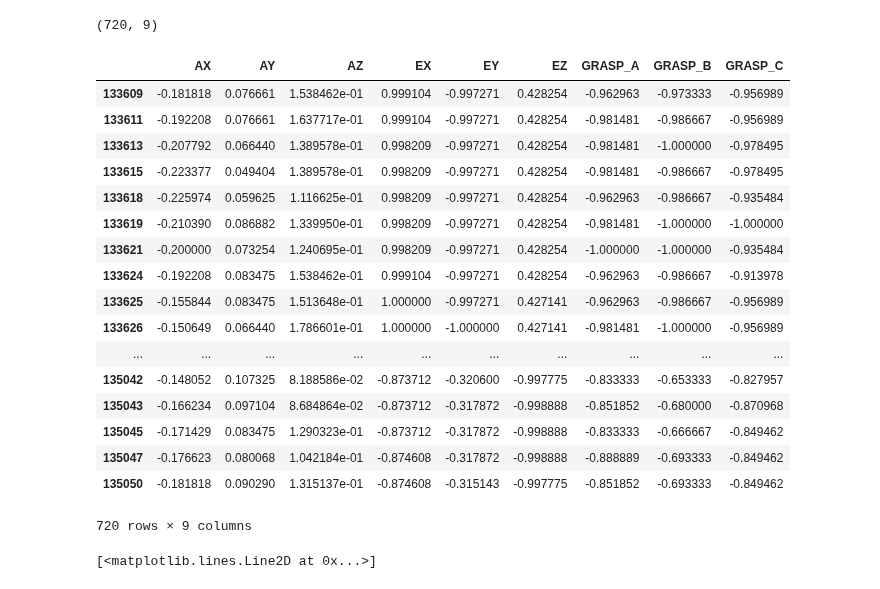
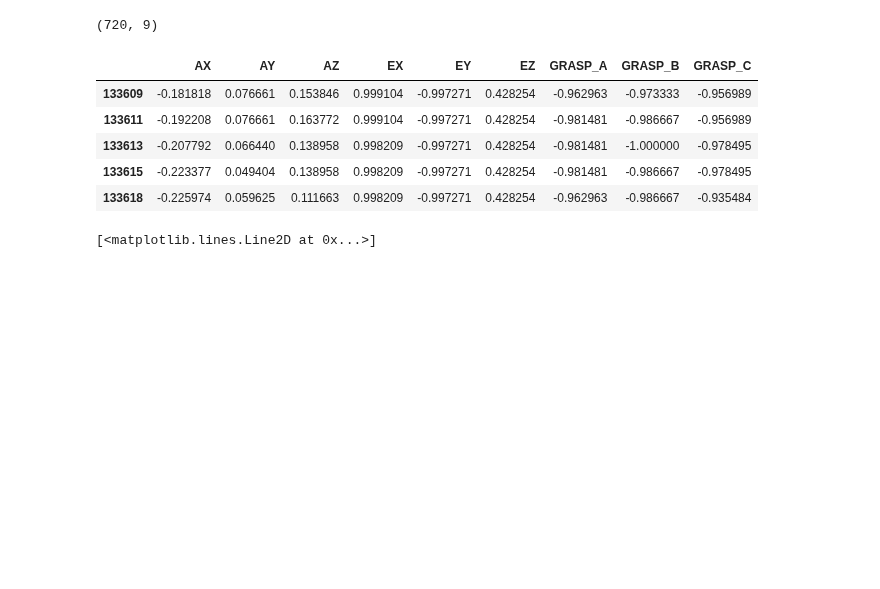
Before and after one commit to Make-O-Matic/MOM-Engine, a Jupyter notebook: data_preprocess_TU.ipynb, the cells around one changed output. Cells and saved outputs as stored; diff of their text form; code cells hidden in the pictures; blank space fills up the shorter version.

```diff
--- a/data_preprocess_TU.ipynb
+++ b/data_preprocess_TU.ipynb
@@ -1415,6 +1414,7 @@ one_plot(mydata,'TimeStamp')
 # now we ITERATE over the gesture_exp_dict again, retaining only the parameter columns
 
 gesture_dict_params = {}
+n_datablocks = 0
 
 for g in sorted(gesture_exp_dict.keys()):
     print "G" + str(g) +'\t',
@@ -1430,7 +1430,10 @@ for g in sorted(gesture_exp_dict.keys()):
         # add data to new gesture dict
         gesture_dict_params[g].append(datablock_params)
 
+        n_datablocks += 1
+
     print len(gesture_dict_params[g]), "data blocks"
+print
 # %% [output]
 G1      120 data blocks
 G2      120 data blocks
@@ -1493,26 +1496,14 @@ mydata_norm.shape
 (720, 9)
 # %%
 mydata_norm = pd.DataFrame(mydata_norm, index=mydata.index, columns=mydata.columns)
-mydata_norm
+mydata_norm.head()
 # %% [output]
 |  | AX | AY | AZ | EX | EY | EZ | GRASP_A | GRASP_B | GRASP_C |
-| 133609 | -0.181818 | 0.076661 | 1.538462e-01 | 0.999104 | -0.997271 | 0.428254 | -0.962963 | -0.973333 | -0.956989 |
-| 133611 | -0.192208 | 0.076661 | 1.637717e-01 | 0.999104 | -0.997271 | 0.428254 | -0.981481 | -0.986667 | -0.956989 |
-| 133613 | -0.207792 | 0.066440 | 1.389578e-01 | 0.998209 | -0.997271 | 0.428254 | -0.981481 | -1.000000 | -0.978495 |
-| 133615 | -0.223377 | 0.049404 | 1.389578e-01 | 0.998209 | -0.997271 | 0.428254 | -0.981481 | -0.986667 | -0.978495 |
-| 133618 | -0.225974 | 0.059625 | 1.116625e-01 | 0.998209 | -0.997271 | 0.428254 | -0.962963 | -0.986667 | -0.935484 |
-| 133619 | -0.210390 | 0.086882 | 1.339950e-01 | 0.998209 | -0.997271 | 0.428254 | -0.981481 | -1.000000 | -1.000000 |
-| 133621 | -0.200000 | 0.073254 | 1.240695e-01 | 0.998209 | -0.997271 | 0.428254 | -1.000000 | -1.000000 | -0.935484 |
-| 133624 | -0.192208 | 0.083475 | 1.538462e-01 | 0.999104 | -0.997271 | 0.428254 | -0.962963 | -0.986667 | -0.913978 |
-| 133625 | -0.155844 | 0.083475 | 1.513648e-01 | 1.000000 | -0.997271 | 0.427141 | -0.962963 | -0.986667 | -0.956989 |
-| 133626 | -0.150649 | 0.066440 | 1.786601e-01 | 1.000000 | -1.000000 | 0.427141 | -0.981481 | -1.000000 | -0.956989 |
-| ... | ... | ... | ... | ... | ... | ... | ... | ... | ... |
-| 135042 | -0.148052 | 0.107325 | 8.188586e-02 | -0.873712 | -0.320600 | -0.997775 | -0.833333 | -0.653333 | -0.827957 |
-| 135043 | -0.166234 | 0.097104 | 8.684864e-02 | -0.873712 | -0.317872 | -0.998888 | -0.851852 | -0.680000 | -0.870968 |
-| 135045 | -0.171429 | 0.083475 | 1.290323e-01 | -0.873712 | -0.317872 | -0.998888 | -0.833333 | -0.666667 | -0.849462 |
-| 135047 | -0.176623 | 0.080068 | 1.042184e-01 | -0.874608 | -0.317872 | -0.998888 | -0.888889 | -0.693333 | -0.849462 |
-| 135050 | -0.181818 | 0.090290 | 1.315137e-01 | -0.874608 | -0.315143 | -0.997775 | -0.851852 | -0.693333 | -0.849462 |
+| 133609 | -0.181818 | 0.076661 | 0.153846 | 0.999104 | -0.997271 | 0.428254 | -0.962963 | -0.973333 | -0.956989 |
+| 133611 | -0.192208 | 0.076661 | 0.163772 | 0.999104 | -0.997271 | 0.428254 | -0.981481 | -0.986667 | -0.956989 |
+| 133613 | -0.207792 | 0.066440 | 0.138958 | 0.998209 | -0.997271 | 0.428254 | -0.981481 | -1.000000 | -0.978495 |
+| 133615 | -0.223377 | 0.049404 | 0.138958 | 0.998209 | -0.997271 | 0.428254 | -0.981481 | -0.986667 | -0.978495 |
+| 133618 | -0.225974 | 0.059625 | 0.111663 | 0.998209 | -0.997271 | 0.428254 | -0.962963 | -0.986667 | -0.935484 |
-720 rows × 9 columns
 # %%
 # before
 var = 'EZ'
```
Also changed, not shown: parts of 12 cells of this notebook.
